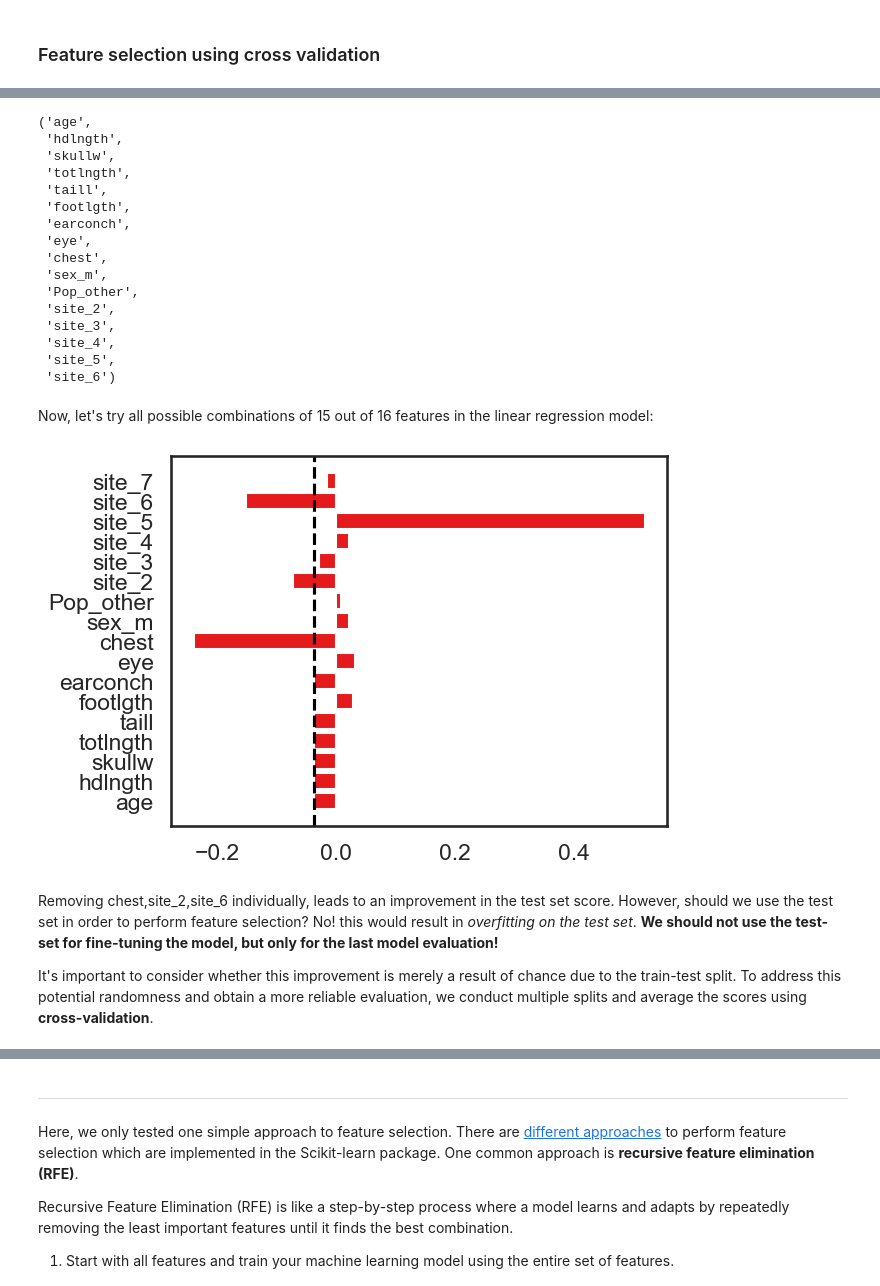
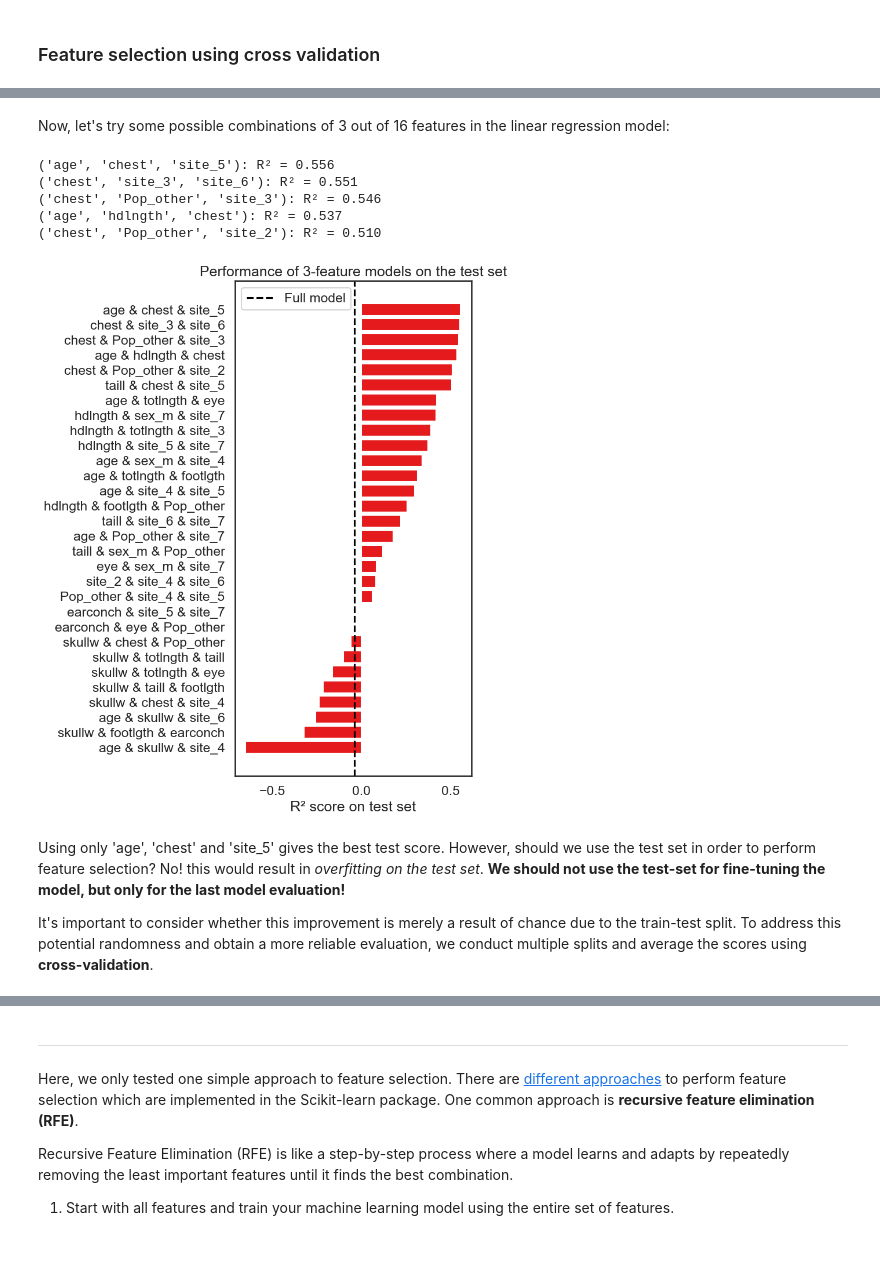
Before and after one commit to yoavram/PyDataSciBio, a Jupyter notebook: sessions/regression_models_4.ipynb, the cells around one changed output, grey strips where cells are left out. Drawn from its saved outputs; the diff is of its cells as text; code cells hidden in the pictures; blank space fills up the shorter version.

Commit message:
Updating regression models lesson

```diff
--- a/sessions/regression_models_4.ipynb
+++ b/sessions/regression_models_4.ipynb
@@ -389,41 +444,61 @@ Let's start by creating all combinations of 15 out of 16 features:
-# %%
-from itertools import combinations
-feature_names = x_train.columns
-column_combs = combinations(feature_names , len(feature_names)-1)
-column_combs = list(column_combs)
-column_combs[0]
-# %% [output]
-('age',
- 'hdlngth',
- 'skullw',
- 'totlngth',
- 'taill',
- 'footlgth',
- 'earconch',
- 'eye',
- 'chest',
- 'sex_m',
- 'Pop_other',
- 'site_2',
- 'site_3',
- 'site_4',
- 'site_5',
- 'site_6')
 # %% [markdown]
-Now, let's try all possible combinations of 15 out of 16 features in the linear regression model:
+Now, let's try some possible combinations of 3 out of 16 features in the linear regression model:
 # %%
-scores = np.empty(len(feature_names))
-for j,comb in enumerate(column_combs):
+from itertools import combinations
+import random
+
+# Get feature names
+feature_names = x_train.columns
+
+# All possible combinations of 2 features
+all_combs = list(combinations(feature_names, 3))
+
+# Randomly sample 30 combinations (without replacement)
+random.seed(42)  # for reproducibility
+sampled_combs = random.sample(all_combs, 30)
+
+# Prepare array to store scores
+scores = np.empty(len(sampled_combs))
+
+# Loop through sampled combinations
+for j, comb in enumerate(sampled_combs):
     reg = LinearRegression()
     reg.fit(x_train[list(comb)], y_train)
     scores[j] = reg.score(x_test[list(comb)], y_test)
+
+# Optional: show top combinations and scores
+for comb, score in sorted(zip(sampled_combs, scores), key=lambda x: -x[1])[:5]:
+    print(f"{comb}: R² = {score:.3f}")
+# %% [output]
+('age', 'chest', 'site_5'): R² = 0.556
+('chest', 'site_3', 'site_6'): R² = 0.551
+('chest', 'Pop_other', 'site_3'): R² = 0.546
+('age', 'hdlngth', 'chest'): R² = 0.537
+('chest', 'Pop_other', 'site_2'): R² = 0.510
 # %%
-plt.barh(feature_names, scores)
-plt.axvline(lm_test_score, ls='--', color='k');
+import matplotlib.pyplot as plt
+
+# Create string labels for the combinations
+labels = [' & '.join(comb) for comb in sampled_combs]
+
+# Sort combinations and scores by score (optional, for nicer plot)
+sorted_indices = np.argsort(scores)
+sorted_labels = [labels[i] for i in sorted_indices]
+sorted_scores = scores[sorted_indices]
+
+# Plot
+plt.figure(figsize=(8, 10))
+plt.barh(sorted_labels, sorted_scores)
+plt.axvline(lm_test_score, ls='--', color='k', label='Full model')
+plt.xlabel("R² score on test set")
+plt.title("Performance of 3-feature models on the test set")
+plt.legend()
+plt.tight_layout()
+plt.show()
 # %% [output]
-[figure, old version]
+[figure, new version]
 # %% [markdown]
-Removing chest,site_2,site_6 individually, leads to an improvement in the test set score.
+Using only 'age',  'chest' and 'site_5' gives the best test score.
 However, should we use the test set in order to perform feature selection? No! this would result in *overfitting on the test set*. **We should not use the test-set for fine-tuning the model, but only for the last model evaluation!**
 
 It's important to consider whether this improvement is merely a result of chance due to the train-test split. To address this potential randomness and obtain a more reliable evaluation, we conduct multiple splits and average the scores using **cross-validation**.
```
Also changed, not shown: parts of 16 cells of this notebook.
